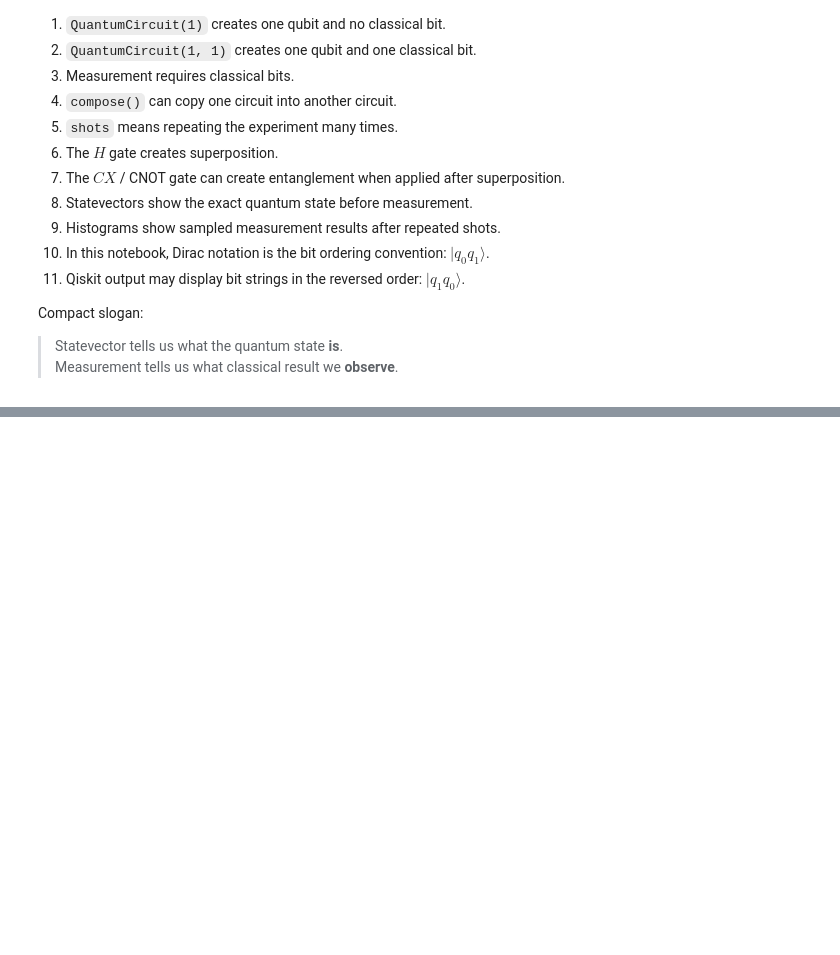
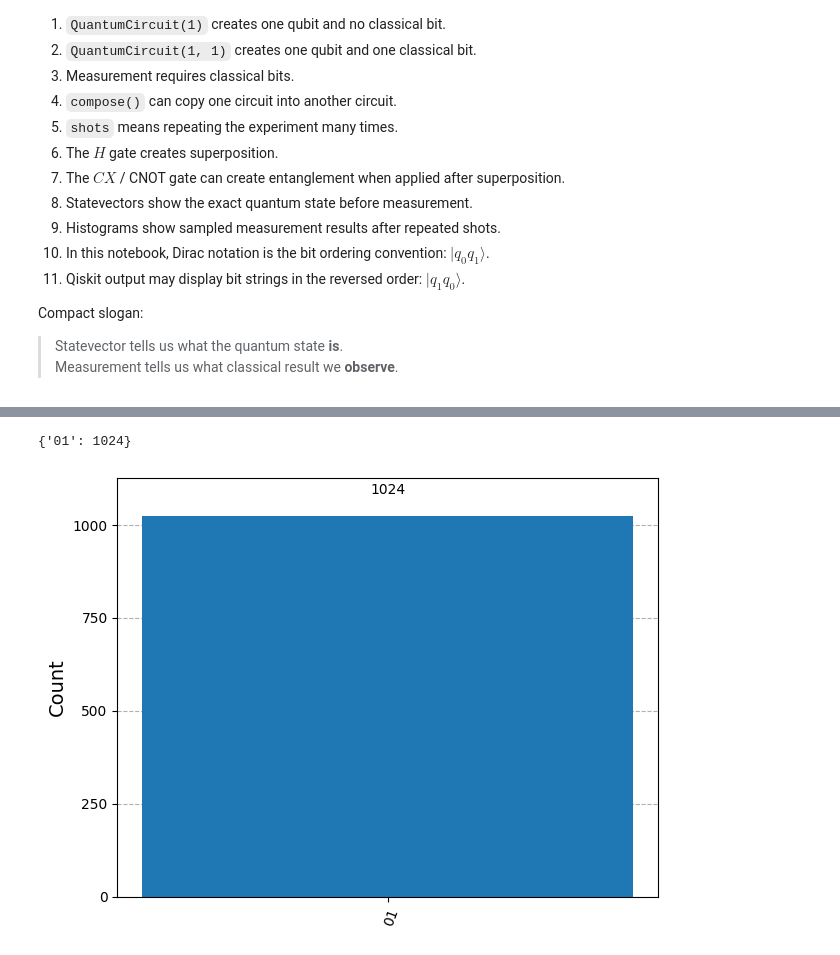
Before and after one commit to QuPepe/qc, a Jupyter notebook: exercise1.ipynb, the cells around one changed output, grey strips where cells are left out. Saved outputs shown, nothing was run; the diff lists cells and outputs as text; code cells hidden in the pictures; blank space fills up the shorter version.

```diff
--- a/exercise1.ipynb
+++ b/exercise1.ipynb
@@ -1119,0 +1152,7 @@ Compact slogan:
+# %%
+counts = run_sampling_circuit(measured_qc, shots=1024)
+print(counts)
+plot_histogram(counts)
+# %% [output]
+{'01': 1024}
+[figure, added]
```
Also changed, not shown: parts of 11 cells of this notebook, 2 other files.
